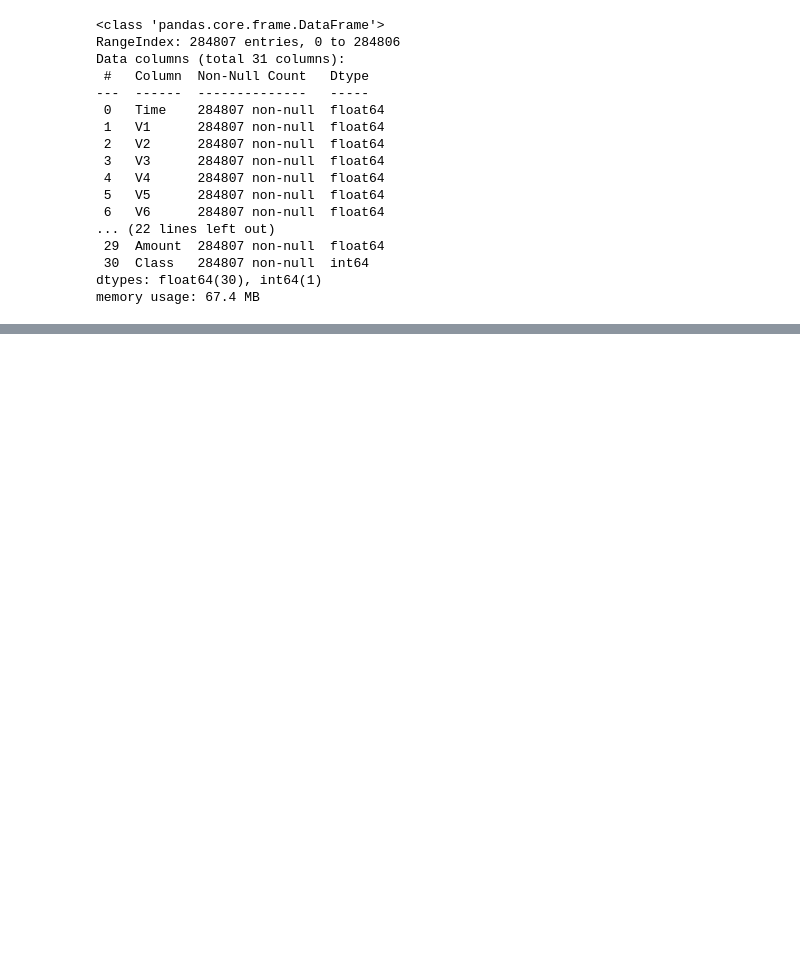
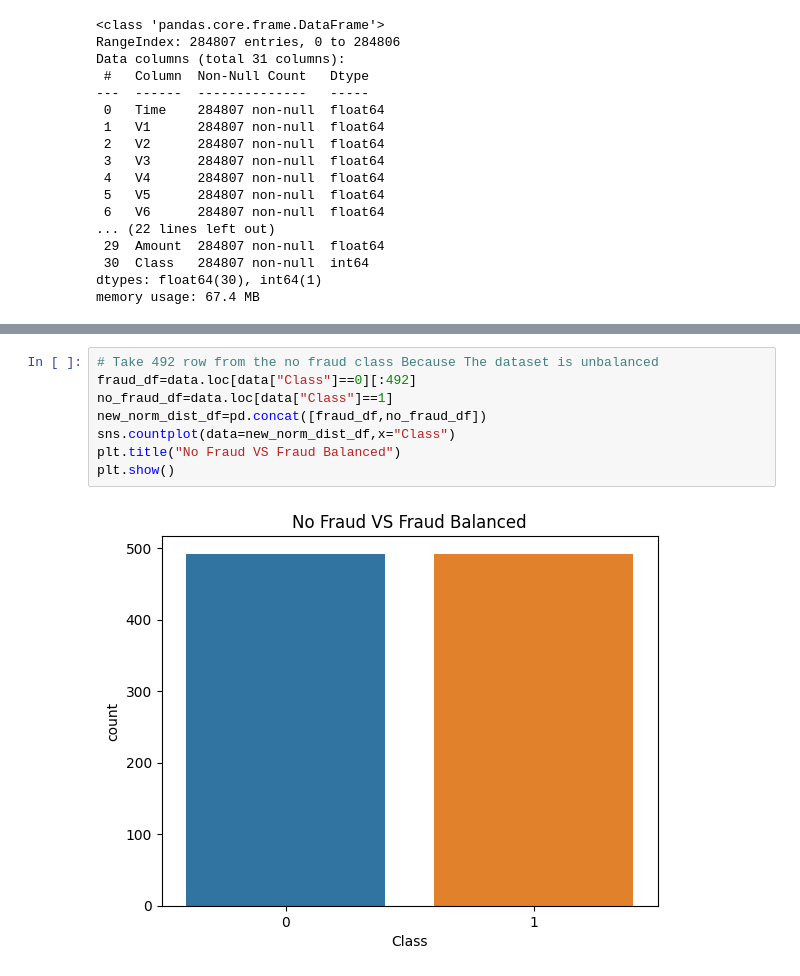
Before and after one commit to MoncefKa/kaggle-projects, a Jupyter notebook: frauddetection-eda.ipynb, the cells around one changed output, grey strips where cells are left out. Drawn from its saved outputs; the diff is of its cells as text; blank space fills up the shorter version.

```diff
--- a/frauddetection-eda.ipynb
+++ b/frauddetection-eda.ipynb
@@ -92,0 +99,10 @@ Data has 0 Missing Variables
+# %%
+# Take 492 row from the no fraud class Because The dataset is unbalanced
+fraud_df=data.loc[data["Class"]==0][:492]
+no_fraud_df=data.loc[data["Class"]==1]
+new_norm_dist_df=pd.concat([fraud_df,no_fraud_df])
+sns.countplot(data=new_norm_dist_df,x="Class")
+plt.title("No Fraud VS Fraud Balanced")
+plt.show()
+# %% [output]
+[figure, added]
```
Also changed, not shown: parts of 13 cells of this notebook.
